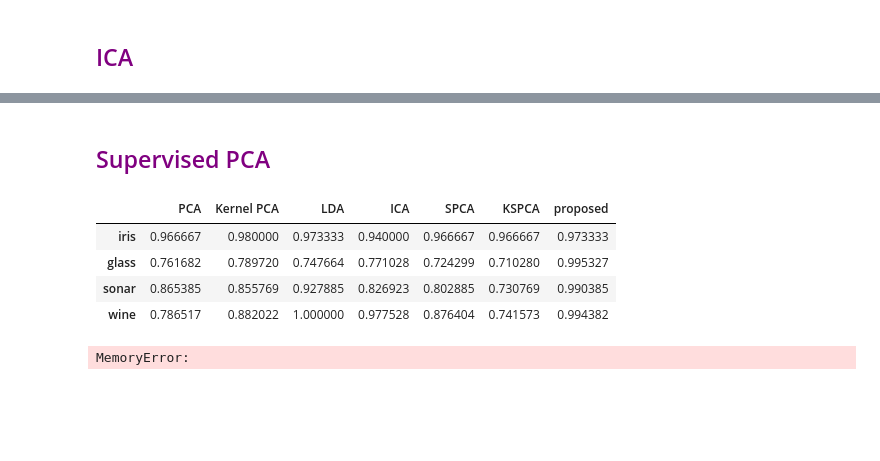
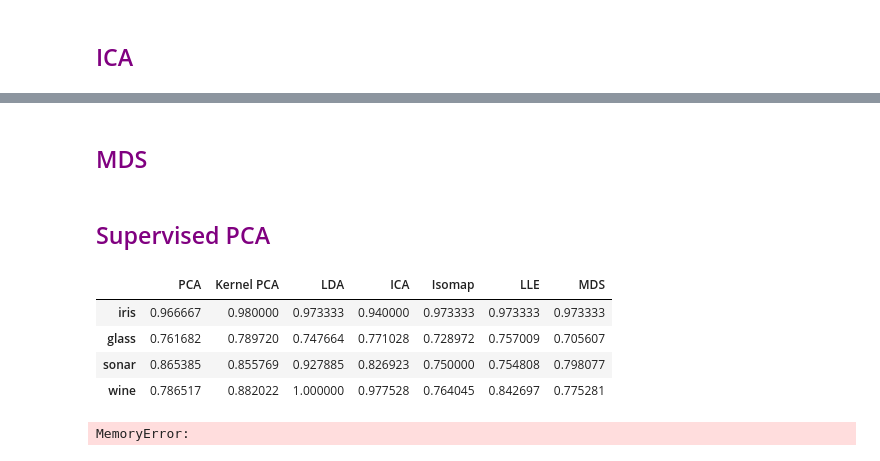
Before and after one commit to babakahmadi/Thesis, a Jupyter notebook: implementation/Result on dataset.ipynb, the cells around one changed output, grey strips where cells are left out. Saved outputs shown, nothing was run; the diff lists cells and outputs as text; code cells hidden in the pictures; blank space fills up the shorter version.

```diff
--- a/implementation/Result on dataset.ipynb
+++ b/implementation/Result on dataset.ipynb
@@ -447,0 +450,10 @@ def ICA1NN(X,y):
+# %%
+from sklearn.manifold import Isomap
+def Isomap1NN(X,y):
+    n_neighbors = 30
+    isomap = Isomap(n_neighbors,n_components=2)
+    X_isomap = isomap.fit_transform(X)
+    NN = neighbors.KNeighborsClassifier()
+    NN.fit(X_isomap,y)
+    XPred = NN.predict(X_isomap)
+    return np.sum(XPred==y)*1.0/y.shape[0]
@@ -448,3 +462,26 @@ def ICA1NN(X,y):
+# %%
+from sklearn.manifold import LocallyLinearEmbedding
+def LLE1NN(X,y):
+    n_neighbors = 30
+    LLE = LocallyLinearEmbedding(n_neighbors, n_components=2,
+                                      method='standard')
+    X_LLE = LLE.fit_transform(X)
+    NN = neighbors.KNeighborsClassifier()
+    NN.fit(X_LLE,y)
+    XPred = NN.predict(X_LLE)
+    return np.sum(XPred==y)*1.0/y.shape[0]
+# %% [markdown]
+<h2 style="color:purple">MDS</h2>
+# %%
+from sklearn.manifold import MDS
+def MDS1NN(X,y):
+    n_neighbors = 30
+    mds = MDS(n_components=2, n_init=1, max_iter=100)
+    X_MDS = mds.fit_transform(X)
+    NN = neighbors.KNeighborsClassifier()
+    NN.fit(X_MDS,y)
+    XPred = NN.predict(X_MDS)
+    return np.sum(XPred==y)*1.0/y.shape[0]
 # %% [markdown]
 <h2 style="color:purple">Supervised PCA</h2>
 # %%
@@ -500,28 +537,28 @@ def KSPCA1NN(X,y):
     return np.sum(XPred==y)*1.0/y.shape[0]
 # %%
 from sklearn import neighbors
-fs = [PCA1NN,KPCA1NN,LDA1NN,ICA1NN,SPCA1NN,KSPCA1NN, proposed1NN]
-columns = ['PCA','Kernel PCA','LDA','ICA','SPCA','KSPCA','proposed']
+fs = [PCA1NN,KPCA1NN,LDA1NN,ICA1NN,Isomap1NN,LLE1NN,MDS1NN]#, proposed1NN,SPCA1NN,KSPCA1NN
+columns = ['PCA','Kernel PCA','LDA','ICA','Isomap','LLE','MDS']#,'SPCA','KSPCA'
 rows = ['iris','glass','sonar','wine']
 Xs = [irisX,glassX,sonarX,wineX]
 ys = [irisY,glassY,sonarY,wineY]
 
 nrows = len(rows)
 ncols = len(columns)
 results = pd.DataFrame(np.zeros((nrows,ncols)))
 
 results.columns = columns
 results.index = rows
 for i in xrange(nrows):
     for j in xrange(ncols):
         results[columns[j]][rows[i]] = fs[j](Xs[i],ys[i])
 results
 # %% [output]
-|  | PCA | Kernel PCA | LDA | ICA | SPCA | KSPCA | proposed |
-| iris | 0.966667 | 0.980000 | 0.973333 | 0.940000 | 0.966667 | 0.966667 | 0.973333 |
-| glass | 0.761682 | 0.789720 | 0.747664 | 0.771028 | 0.724299 | 0.710280 | 0.995327 |
-| sonar | 0.865385 | 0.855769 | 0.927885 | 0.826923 | 0.802885 | 0.730769 | 0.990385 |
-| wine | 0.786517 | 0.882022 | 1.000000 | 0.977528 | 0.876404 | 0.741573 | 0.994382 |
+|  | PCA | Kernel PCA | LDA | ICA | Isomap | LLE | MDS |
+| iris | 0.966667 | 0.980000 | 0.973333 | 0.940000 | 0.973333 | 0.973333 | 0.973333 |
+| glass | 0.761682 | 0.789720 | 0.747664 | 0.771028 | 0.728972 | 0.757009 | 0.705607 |
+| sonar | 0.865385 | 0.855769 | 0.927885 | 0.826923 | 0.750000 | 0.754808 | 0.798077 |
+| wine | 0.786517 | 0.882022 | 1.000000 | 0.977528 | 0.764045 | 0.842697 | 0.775281 |
 # %%
 fs = [PCA1NN,KPCA1NN,LDA1NN,ICA1NN,SPCA1NN,KSPCA1NN, proposed1NN]
 columns = ['PCA','Kernel PCA','LDA','ICA','SPCA','KSPCA','proposed']
```
Also changed, not shown: parts of 2 cells of this notebook, 49 other files.
